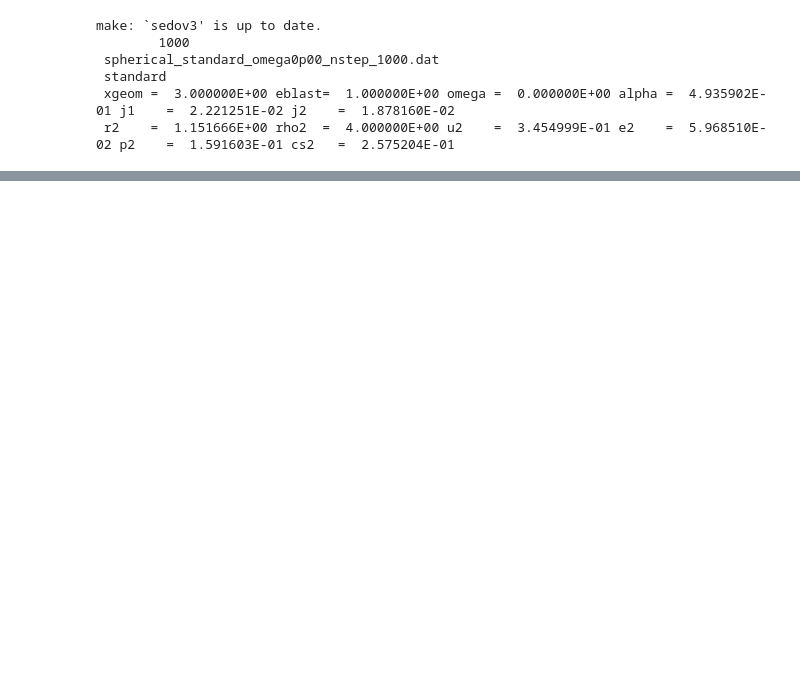
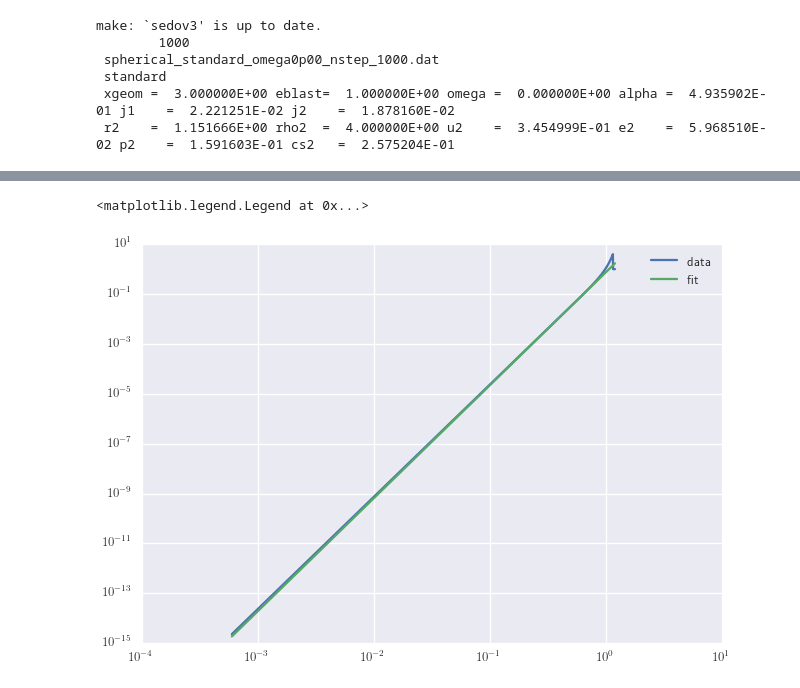
Before and after one commit to egentry/clustered_SNe, a Jupyter notebook: sedov/plot_sedov.ipynb, the cells around one changed output, grey strips where cells are left out. Cells and saved outputs as stored; diff of their text form; code cells hidden in the pictures; blank space fills up the shorter version.

```diff
--- a/sedov/plot_sedov.ipynb
+++ b/sedov/plot_sedov.ipynb
@@ -37,0 +39,7 @@ df = pd.read_csv(filename, skiprows=1, sep=r"\s+", index_col=0, usecols=np.arang
+# %%
+power_law_model = models.PowerLaw1D(alpha=-4.5)
+fitter = fitting.LevMarLSQFitter()
+
+fitting_range = (df.index<.6)
+fitted = fitter(power_law_model, df.index[fitting_range], df.den[fitting_range])
+print(fitted)
@@ -37,0 +55,9 @@ df = pd.read_csv(filename, skiprows=1, sep=r"\s+", index_col=0, usecols=np.arang
+# %%
+plt.plot(df.index, df.den, label="data")
+plt.plot(df.index, fitted(df.index), label="fit")
+plt.xscale("log")
+plt.yscale("log")
+plt.legend(loc="best")
+# %% [output]
+<matplotlib.legend.Legend at 0x...>
+[figure, added]
```
Also changed, not shown: parts of 5 cells of this notebook, 16 other files.
